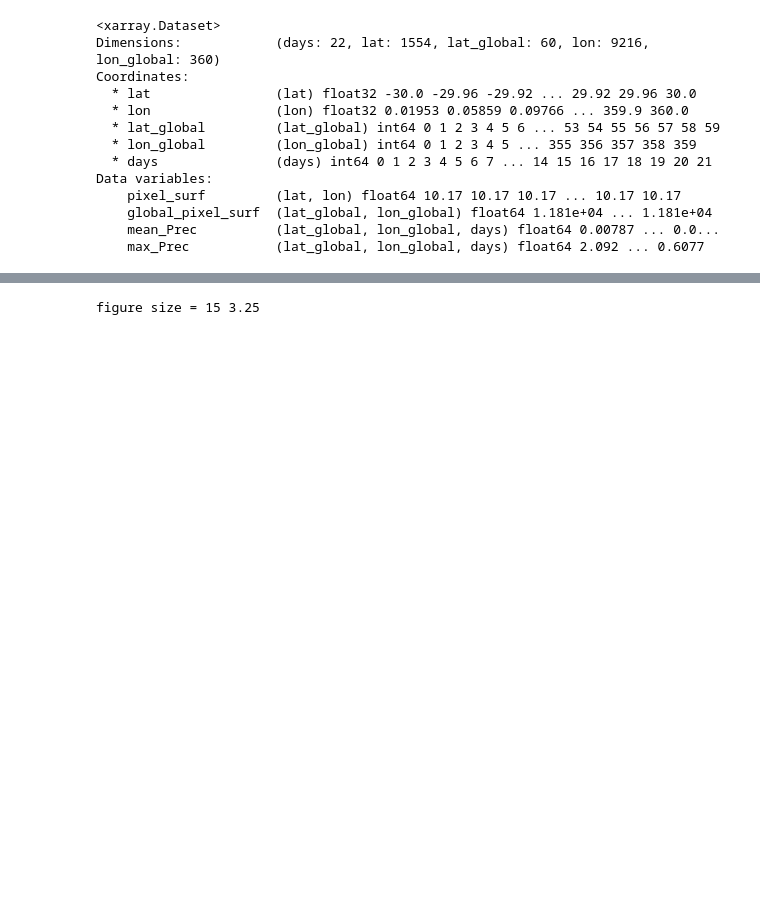
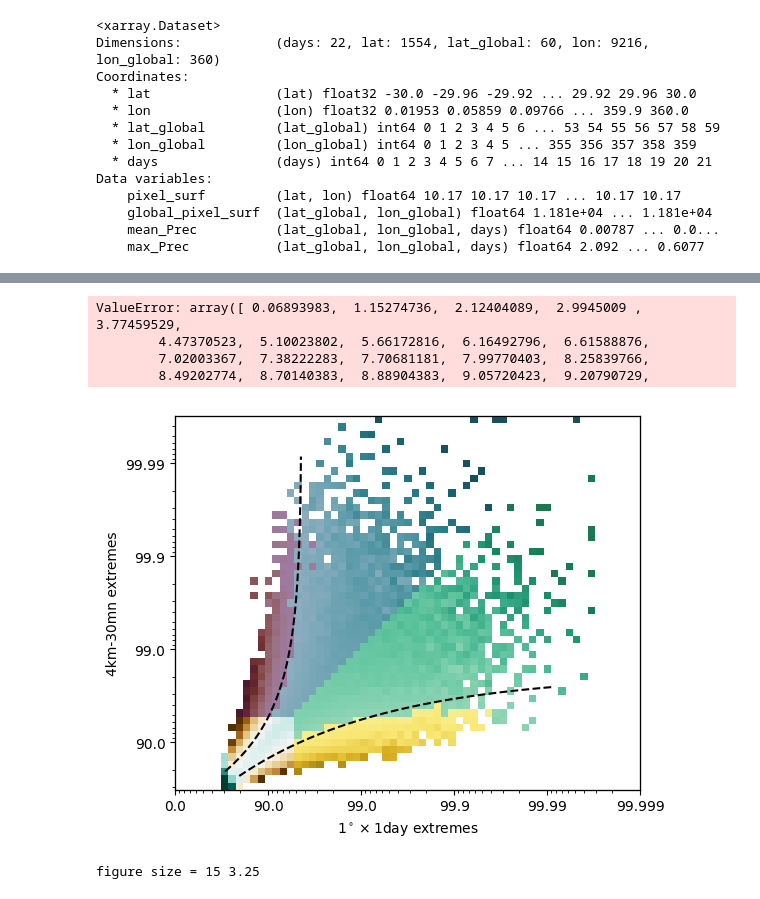
Before and after one commit to bfildier/explore-multiscale-extremes, a Jupyter notebook: scripts/explore_conditional_multiscale_extremes.ipynb, the cells around one changed output, grey strips where cells are left out. Cells and saved outputs as stored; diff of their text form; code cells hidden in the pictures; blank space fills up the shorter version.

```diff
--- a/scripts/explore_conditional_multiscale_extremes.ipynb
+++ b/scripts/explore_conditional_multiscale_extremes.ipynb
@@ -153,3 +154,56 @@ plt.savefig(os.path.join(figdir,'Y_branches_max_vs_mean_prec_extremes.pdf'),bbox
+# %%
+# Show normalized density with branches fitted -- black
+
+fig, ax = plt.subplots(nrows=1,ncols=1,figsize=(6,4.85))
+
+Z = jdist_prec.norm_density.T
+
+title = 'Normalized density'
+scale ='log'
+vbds = (1e-3,1e3)
+cmap = plt.cm.BrBG
+
+ax_show = ax.twinx().twiny()  # Create twin axes for each main axis.
+
+# -- Frame
+ax = setFrameIL(ax, dist_mean_prec.ranks, dist_max_prec.ranks)
+ax.set_xlabel(r"1$^\circ\times 1$day extremes")
+ax.set_ylabel(r"4km-30mn extremes")
+# ax.set_title(title)
+
+# -- Density
+pcm = showJointHistogram(ax_show, Z, scale=scale, vmin=vbds[0], vmax=vbds[1], cmap=cmap)
+cont = measure.find_contours(Z, 1)
+
+# -- Masks
+ax_show.imshow(mask_show.T,alpha=0.5,origin='lower')
+
+# -- Branches
+N = 60
+# fit
+popt_1, x_1, y_1, popt_2, x_2, y_2, func = fitBranches(cont,N)
+x_branch_2 = y_branch_1 = np.linspace(2,45,45)
+y_branch_2 = func(x_branch_2,*popt_2)
+x_branch_1 = func(y_branch_1,*popt_1)
+
+# show branches
+ax_show.plot(x_branch_1,y_branch_1,'k--')
+ax_show.plot(x_branch_2,y_branch_2,'k--')
+
+# show 1-1 line
+ax_show.plot(x_branch_1,x_branch_1,'k--)
+
+cb = fig.colorbar(pcm, ax=ax_show)
+# cb.set_label('Normalized density')
+cb.set_label('Less colocated     -----     More colocated\n than random')
+
+plt.savefig(os.path.join(figdir,'norm_density_w_masks_on_max_vs_mean_prec_extremes_Y_branches.pdf'),bbox_inches='tight')
+# %% [output]
+ValueError: array([ 0.06893983,  1.15274736,  2.12404089,  2.9945009 ,  3.77459529,
+        4.47370523,  5.10023802,  5.66172816,  6.16492796,  6.61588876,
+        7.02003367,  7.38222283,  7.70681181,  7.99770403,  8.25839766,
+        8.49202774,  8.70140383,  8.88904383,  9.05720423,  9.20790729,
+[figure, added]
 # %%
 # for any bin, find set of x,y,t points
 def get_mask_yxt(digit_1,digit_2,digit3D_1,digit3D_2):
```
Also changed, not shown: parts of 4 cells of this notebook, 4 other files.
